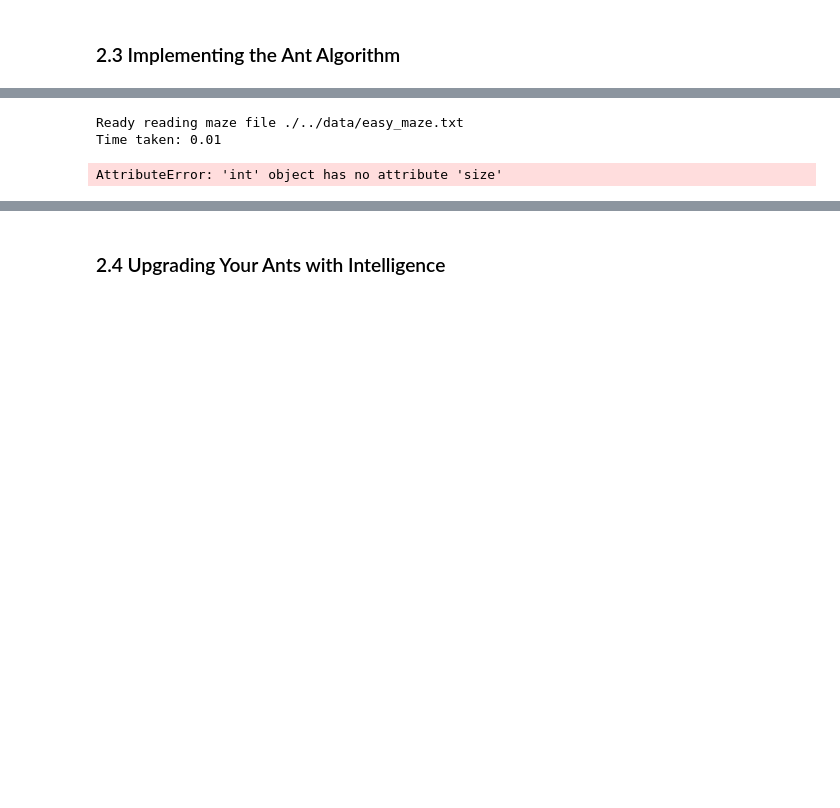
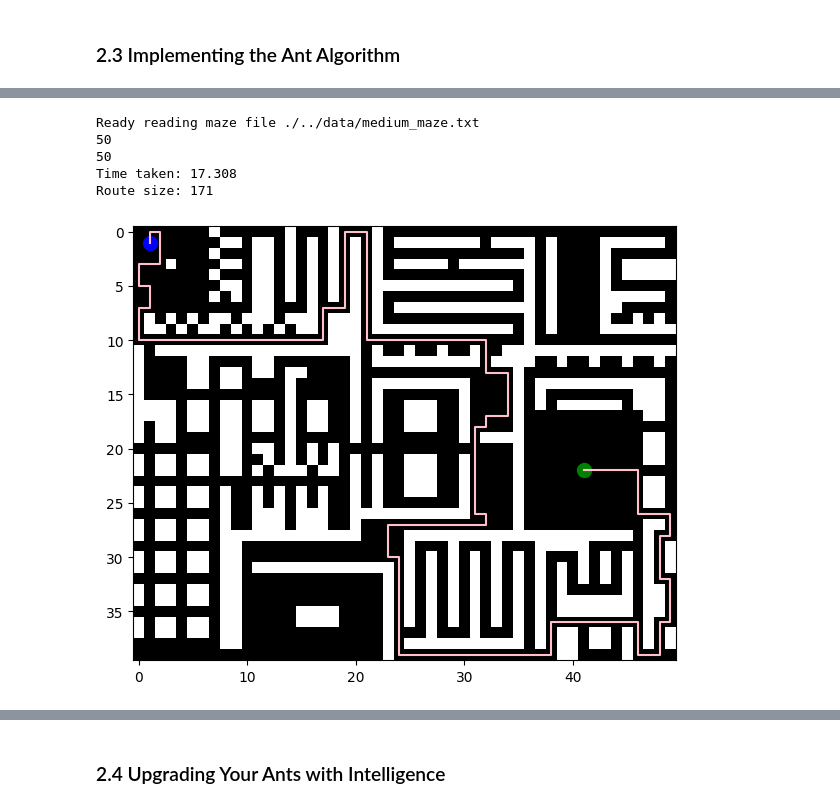
Before and after one commit to Vlad13503/Genetic-Algorithms-_-Ant-Colony-Optimization, a Jupyter notebook: src/Main.ipynb, the cells around one changed output, grey strips where cells are left out. Saved outputs shown, nothing was run; the diff lists cells and outputs as text; code cells hidden in the pictures; blank space fills up the shorter version.

```diff
--- a/src/Main.ipynb
+++ b/src/Main.ipynb
@@ -679,12 +707,16 @@ class AntColonyOptimization:
     @param q: the normalization factor for the amount of dropped pheromone
     @param evaporation: the evaporation factor for the pheromones
     """
-    def __init__(self, maze, ants_per_gen, generations, q, evaporation):
+    def __init__(self, maze, ants_per_gen, generations, q, evaporation,ant_iterations, Ant, inertia):
+        self.rng = np.random.RandomState(225200)
         self.maze = maze
         self.ants_per_gen = ants_per_gen
         self.generations = generations
         self.q = q
         self.evaporation = evaporation
+        self.ant_iterations=ant_iterations
+        self.ant=Ant
+        self.inertia=inertia
 
     """
     Loop that starts the shortest path process
@@ -697,13 +729,13 @@ class AntColonyOptimization:
         found=0
         for generation in range(self.generations):
             routes = []
+            paths = []
             for ants in range(self.ants_per_gen):
-                ant=StandardAnt(self.maze,path_specification,1000)
-                routee=ant.find_route()
-
-                route=routee.get_route()
-                if route[len(route)-1]==path_specification.get_end():
-                    routes.append(routee)
+                ant=self.ant(self.rng,self.maze,path_specification,self.ant_iterations, self.inertia)
+                route,routee=ant.find_route()
+                if routee[len(routee)-1]==path_specification.get_end():
+                    routes.append(route)
+                    paths.append(routee)
             for x in routes:
                 if found==0:
                     shortest_route=x
@@ -711,5 +743,9 @@ class AntColonyOptimization:
                 else:
                     if x.shorter_than(shortest_route):
                         shortest_route=x
-            self.maze.add_pheromone_routes(routes,self.q)
+
+            if isinstance(self.ant, StandardAnt):
+                self.maze.add_pheromone_routes(paths,self.q)
+            else:
+                self.maze.smart_add_routes(paths,self.q)
         return shortest_route
@@ -716,23 +782,30 @@ class AntColonyOptimization:
 # %%
 # Please keep your parameters for the ACO easily changeable here
-gen = 1
-no_gen = 100
+gen = 50
+no_gen = 20
 q = 1600
 evap = 0.1
+ant_iterations=300
+#this accounts for how long do we let an ant wander through the maze
 
 # Construct the optimization objects
-maze = Maze.create_maze("./../data/easy_maze.txt")
-spec = PathSpecification.read_coordinates("./../data/easy_coordinates.txt")
-aco = AntColonyOptimization(maze, gen, no_gen, q, evap)
+maze_level="medium"
+maze = Maze.create_maze("./../data/"+maze_level+"_maze.txt")
+spec = PathSpecification.read_coordinates("./../data/"+maze_level+"_coordinates.txt")
+aco = AntColonyOptimization(maze, gen, no_gen, q, evap, ant_iterations, StandardAnt, 0)
 
 start_time = int(round(time.time() * 1000))
 shortest_route = aco.find_shortest_route(spec)
 
 print("Time taken: " + str((int(round(time.time() * 1000)) - start_time) / 1000.0))
-print("Route size: " + str(shortest_route.size()))
+print("Route size: " + (str(shortest_route.size())))
+Visualizer.visualize_individual_path(maze, shortest_route, spec)
 
-shortest_route.write_to_file("./../data/easy_solution.txt")
+# shortest_route.write_to_file("./../data/easy_solution.txt")
 # %% [output]
-Ready reading maze file ./../data/easy_maze.txt
-Time taken: 0.01
+Ready reading maze file ./../data/medium_maze.txt
+50
+50
+Time taken: 17.308
+Route size: 171
-AttributeError: 'int' object has no attribute 'size'
+[figure, added]
```
Also changed, not shown: parts of 16 cells of this notebook.
